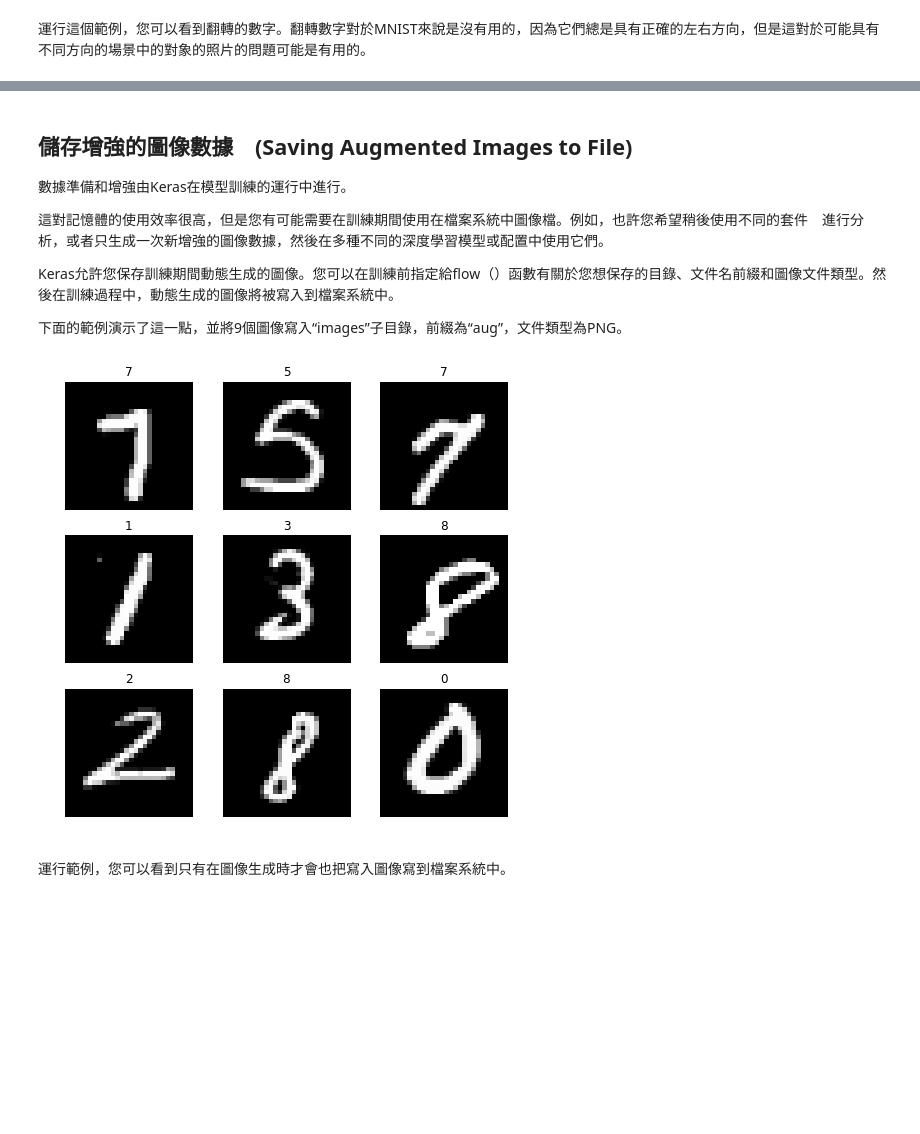
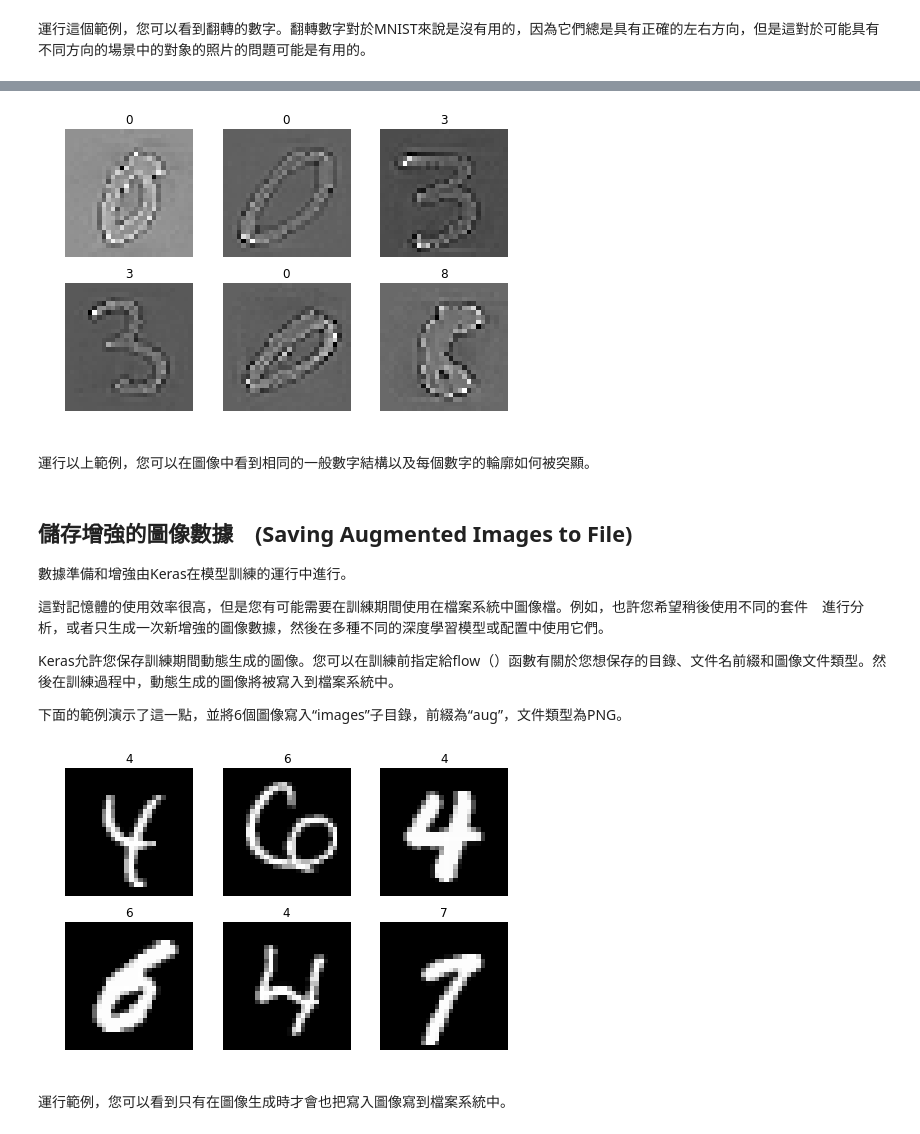
Before and after one commit to erhwenkuo/deep-learning-with-keras-notebooks, a Jupyter notebook: 1.0-image-augmentation.ipynb, the cells around one changed output, grey strips where cells are left out. Cells and saved outputs as stored; diff of their text form; code cells hidden in the pictures; blank space fills up the shorter version.

```diff
--- a/1.0-image-augmentation.ipynb
+++ b/1.0-image-augmentation.ipynb
@@ -213,7 +111,7 @@ datagen.fit(X_train)
 for X_batch, y_batch in datagen.flow(X_train, y_train, batch_size=9):
     plt.figure(figsize=(8,8)) # 設定每個圖像顯示的大小
     # 產生一個3x3網格的組合圖像
-    for i in range(0, 9):
+    for i in range(0, 6):
         plt.subplot(331+i)
         plt.title(y_batch[i]) # 秀出圖像的真實值
         plt.axis('off')     #不顯示坐標
@@ -261,7 +159,7 @@ datagen.fit(X_train)
 for X_batch, y_batch in datagen.flow(X_train, y_train, batch_size=9):
     plt.figure(figsize=(8,8)) # 設定每個圖像顯示的大小
     # 產生一個3x3網格的組合圖像
-    for i in range(0, 9):
+    for i in range(0, 6):
         plt.subplot(331+i)
         plt.title(y_batch[i]) # 秀出圖像的真實值
         plt.axis('off')     #不顯示坐標
@@ -308,7 +257,7 @@ datagen.fit(X_train)
 for X_batch, y_batch in datagen.flow(X_train, y_train, batch_size=9):
     plt.figure(figsize=(8,8)) # 設定每個圖像顯示的大小
     # 產生一個3x3網格的組合圖像
-    for i in range(0, 9):
+    for i in range(0, 6):
         plt.subplot(331+i)
         plt.title(y_batch[i]) # 秀出圖像的真實值
         plt.axis('off')     #不顯示坐標
@@ -323,3 +331,44 @@ for X_batch, y_batch in datagen.flow(X_train, y_train, batch_size=9):
+# %%
+# ZCA 白化轉換 (ZCA Whitening)
+from keras.datasets import mnist
+from keras.preprocessing.image import ImageDataGenerator
+import matplotlib.pyplot as plt
+
+# 載入數據
+(X_train, y_train), (X_test, y_test) = mnist.load_data()
+
+# 將圖像數據集的維度進行改變
+# 改變前: [樣本數, 圖像寬, 圖像高] -> 改變後: [樣本數, 圖像寬, 圖像高, 圖像頻道數]
+X_train = X_train.reshape(X_train.shape[0], 28, 28, 1)
+X_test  = X_test.reshape(X_test.shape[0], 28, 28, 1)
+
+# 將像素值由"整數(0~255)"換成"浮點數(0.0~255.0)"
+X_train = X_train.astype('float32')
+X_test = X_test.astype('float32')
+
+# 定義"圖像數據增強產生器(ImageDataGenerator)"的參數
+datagen = ImageDataGenerator(zca_whitening=True)
+
+# 透過訓練數據集來訓練(fit)圖像數據增強產生器(ImageDataGenerator)的實例
+datagen.fit(X_train)
+
+# 設定要"圖像數據增強產生器(ImageDataGenerator)"產生的圖像批次值(batch size)
+# "圖像數據增強產生器(ImageDataGenerator)"會根據設定回傳指定批次量的新生成圖像數據
+for X_batch, y_batch in datagen.flow(X_train, y_train, batch_size=9):
+    plt.figure(figsize=(8,8)) # 設定每個圖像顯示的大小
+    # 產生一個3x3網格的組合圖像
+    for i in range(0, 6):
+        plt.subplot(331+i)
+        plt.title(y_batch[i]) # 秀出圖像的真實值
+        plt.axis('off')     #不顯示坐標
+        plt.imshow(X_batch[i].reshape(28,28), cmap=plt.get_cmap('gray'))
+
+    plt.show()
+    break # 跳出迴圈
+# %% [output]
+[figure, added]
+# %% [markdown]
+運行以上範例，您可以在圖像中看到相同的一般數字結構以及每個數字的輪廓如何被突顯。
 # %% [markdown]
 ## 儲存增強的圖像數據　(Saving Augmented Images to File)
 
@@ -329,7 +378,7 @@ for X_batch, y_batch in datagen.flow(X_train, y_train, batch_size=9):
 
 Keras允許您保存訓練期間動態生成的圖像。您可以在訓練前指定給flow（）函數有關於您想保存的目錄、文件名前綴和圖像文件類型。然後在訓練過程中，動態生成的圖像將被寫入到檔案系統中。
 
-下面的範例演示了這一點，並將9個圖像寫入“images”子目錄，前綴為“aug”，文件類型為PNG。
+下面的範例演示了這一點，並將6個圖像寫入“images”子目錄，前綴為“aug”，文件類型為PNG。
 # %%
 # 儲存增強的圖像數據　(Saving Augmented Images to File)
 from keras.datasets import mnist
@@ -345,35 +394,35 @@ import os
 X_train = X_train.reshape(X_train.shape[0], 28, 28, 1)
 X_test  = X_test.reshape(X_test.shape[0], 28, 28, 1)
 
 # 將像素值由"整數(0~255)"換成"浮點數(0.0~255.0)"
 X_train = X_train.astype('float32')
 X_test = X_test.astype('float32')
 
 # 定義"圖像數據增強產生器(ImageDataGenerator)"的參數
 datagen = ImageDataGenerator()
 
 # 透過訓練數據集來訓練(fit)圖像數據增強產生器(ImageDataGenerator)的實例
 datagen.fit(X_train)
 
 # 產生要保存圖像檔案的目錄
 if not os.path.exists('images'):
     os.makedirs('images')
 
 # 設定要"圖像數據增強產生器(ImageDataGenerator)"產生的圖像批次值(batch size)
 # "圖像數據增強產生器(ImageDataGenerator)"會根據設定回傳指定批次量的新生成圖像數據
 for X_batch, y_batch in datagen.flow(X_train, y_train, batch_size=9, save_to_dir='images', save_prefix='aug', save_format='png'):
     plt.figure(figsize=(8,8)) # 設定每個圖像顯示的大小
     # 產生一個3x3網格的組合圖像
-    for i in range(0, 9):
+    for i in range(0, 6):
         plt.subplot(331+i)
         plt.title(y_batch[i]) # 秀出圖像的真實值
         plt.axis('off')     #不顯示坐標
         plt.imshow(X_batch[i].reshape(28,28), cmap=plt.get_cmap('gray'))
 
     plt.show()
     break # 跳出迴圈
 # %% [output]
-[figure, old version]
+[figure, new version]
 # %% [markdown]
 運行範例，您可以看到只有在圖像生成時才會也把寫入圖像寫到檔案系統中。
 # %% [markdown]
```
Also changed, not shown: parts of 20 cells of this notebook, 1 other file.
